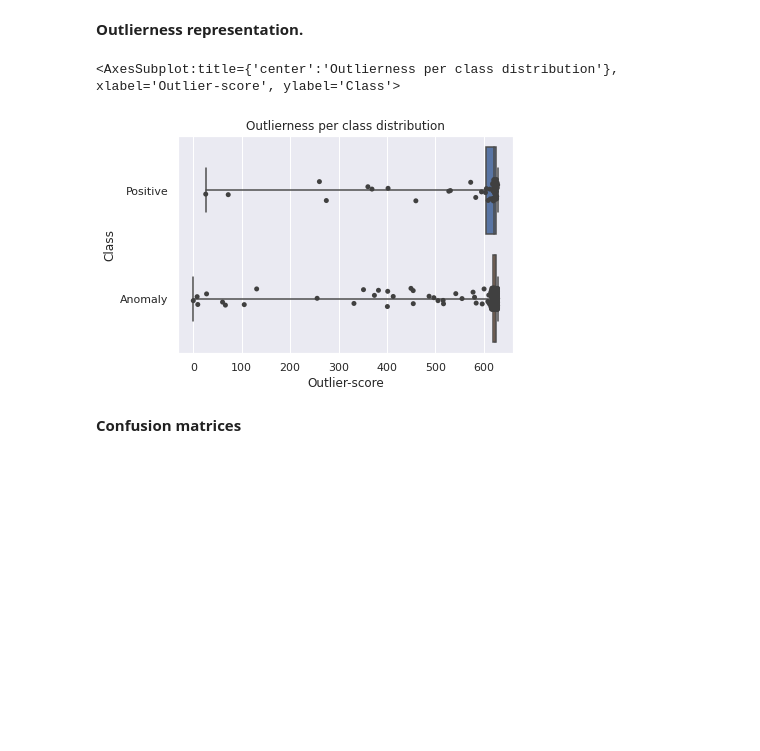
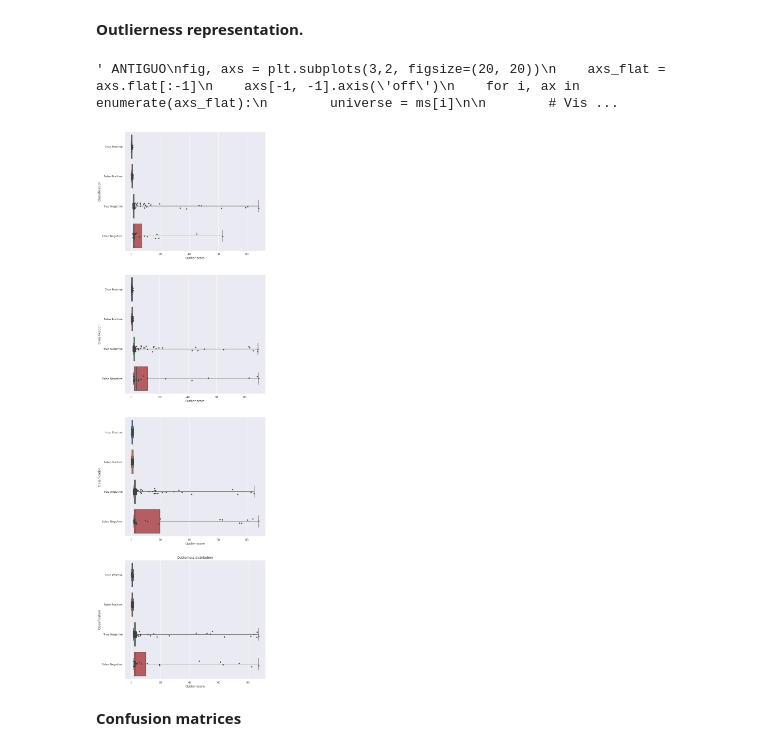
Before and after one commit to unaicarbajo/one-class-covid19, a Jupyter notebook: covid19_prognosis.ipynb, the cells around one changed output. Cells and saved outputs as stored; diff of their text form; code cells hidden in the pictures; blank space fills up the shorter version.

```diff
--- a/covid19_prognosis.ipynb
+++ b/covid19_prognosis.ipynb
@@ -638,25 +952,35 @@ for universe in ms:
 # %% [markdown]
 **Outlierness representation.**
-# %%
-# Visualization of the outlierness distribution
-index = Y_collection[42][1].index
-anomaly_index = index[Y_collection[42][1]['ED0DISWHY']==-1]
-positive_index = index[Y_collection[42][1]['ED0DISWHY']==1]
-d = {'Outlier-score':outlier_score[positive_index], 'Class':len(outlier_score[positive_index])*['Positive']}
-df_positive = pd.DataFrame(data=d)
-d = {'Outlier-score':outlier_score[anomaly_index], 'Class':len(outlier_score[anomaly_index])*['Anomaly']}
-df_anomaly = pd.DataFrame(data=d)
-
-df_scores = pd.concat([df_positive, df_anomaly])
-
-plt.title('Outlierness per class distribution')
-
-# plt.xlim([500, 650])
-sns.boxplot(y='Class', x='Outlier-score', data=df_scores, whis=np.inf)
-sns.stripplot(y='Class', x='Outlier-score', data=df_scores, color=".25")
-# %% [output]
-<AxesSubplot:title={'center':'Outlierness per class distribution'}, xlabel='Outlier-score', ylabel='Class'>
-[figure, removed]
+# %%
+''' ANTIGUO
+fig, axs = plt.subplots(3,2, figsize=(20, 20))
+    axs_flat = axs.flat[:-1]
+    axs[-1, -1].axis('off')
+    for i, ax in enumerate(axs_flat):
+        universe = ms[i]
+
+        # Visualization of the outlierness distribution
+        index = y_true[universe][1].index
+        anomaly_index = index[Y_collection[42][1]['ED0DISWHY']==anomaly]
+        positive_index = index[Y_collection[42][1]['ED0DISWHY']==normal]
+        d = {'Outlier-score':outlier_score[universe][positive_index], 'Class':len(outlier_score[universe][positive_index])*['Positive']}
+        df_positive = pd.DataFrame(data=d)
+        d = {'Outlier-score':outlier_score[universe][anomaly_index], 'Class':len(outlier_score[universe][anomaly_index])*['Anomaly']}
+        df_anomaly = pd.DataFrame(data=d)
+
+        df_scores = pd.concat([df_positive, df_anomaly])
+        ax.set_title('Outlierness per class distribution')
+
+        # plt.xlim([500, 650])
+        sns.boxplot(y='Class', x='Outlier-score',ax=ax, data=df_scores, whis=np.inf)
+        sns.stripplot(y='Class', x='Outlier-score',ax=ax, data=df_scores, color=".25")
+'''
+# %% [output]
+' ANTIGUO\nfig, axs = plt.subplots(3,2, figsize=(20, 20))\n    axs_flat = axs.flat[:-1]\n    axs[-1, -1].axis(\'off\')\n    for i, ax in enumerate(axs_flat):\n        universe = ms[i]\n\n        # Vis ...
+# %%
+outlierness_plot_total(Y_collection, prediction_dict, outlierness_dict, 1, -1)
+# %% [output]
+[figure, added]
 # %% [markdown]
 **Confusion matrices**
 # %%
```
Also changed, not shown: parts of 35 cells of this notebook.
